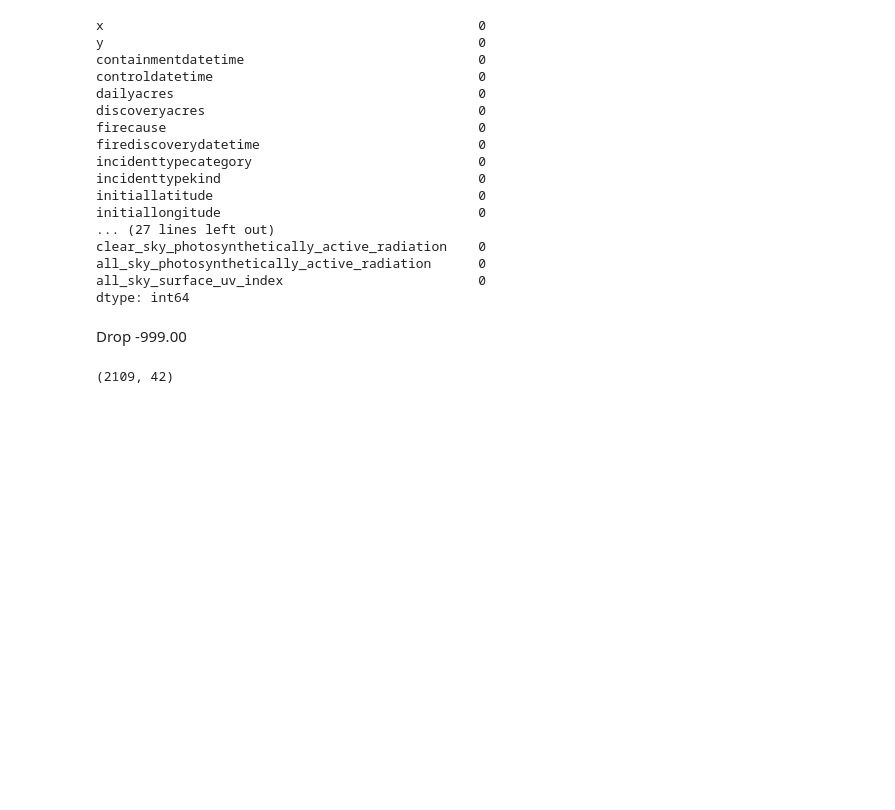
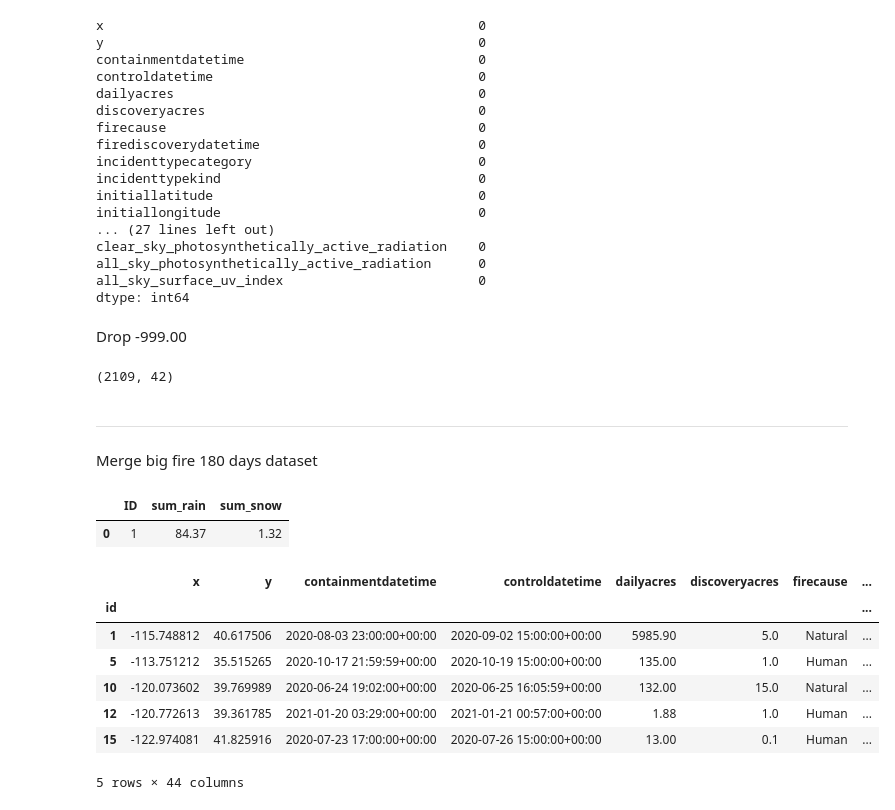
Before and after one commit to jeff-shakes/Wildfire_Size_Prediction, a Jupyter notebook: src/01_cleaning_eda/bt_cleaning.ipynb, the cells around one changed output. Cells and saved outputs as stored; diff of their text form; code cells hidden in the pictures; blank space fills up the shorter version.

Commit message:
Merged rain snow for 180d with big fire

```diff
--- a/src/01_cleaning_eda/bt_cleaning.ipynb
+++ b/src/01_cleaning_eda/bt_cleaning.ipynb
@@ -273,0 +274,25 @@ merged_df.to_csv('../../data/cleaned/bigger_wildfire_weather_extra.csv', index=F
+# %% [markdown]
+----
+Merge big fire 180 days dataset
+# %%
+prec_180d = pd.read_csv('../../data/processed/precipitation_sum_180d.csv')
+prec_180d.head(1)
+# %% [output]
+|  | ID | sum_rain | sum_snow |
+| 0 | 1 | 84.37 | 1.32 |
+# %%
+prec_180d.rename(columns={'ID': 'id'}, inplace=True)
+prec_180d.set_index('id', inplace=True)
+# %%
+merged_df = merged_df.merge(prec_180d, left_index=True, right_index=True)
+# %%
+merged_df.head()
+# %% [output]
+|  | x | y | containmentdatetime | controldatetime | dailyacres | discoveryacres | firecause | ... |
+| id |  |  |  |  |  |  |  | ... |
+| 1 | -115.748812 | 40.617506 | 2020-08-03 23:00:00+00:00 | 2020-09-02 15:00:00+00:00 | 5985.90 | 5.0 | Natural | ... |
+| 5 | -113.751212 | 35.515265 | 2020-10-17 21:59:59+00:00 | 2020-10-19 15:00:00+00:00 | 135.00 | 1.0 | Human | ... |
+| 10 | -120.073602 | 39.769989 | 2020-06-24 19:02:00+00:00 | 2020-06-25 16:05:59+00:00 | 132.00 | 15.0 | Natural | ... |
+| 12 | -120.772613 | 39.361785 | 2021-01-20 03:29:00+00:00 | 2021-01-21 00:57:00+00:00 | 1.88 | 1.0 | Human | ... |
+| 15 | -122.974081 | 41.825916 | 2020-07-23 17:00:00+00:00 | 2020-07-26 15:00:00+00:00 | 13.00 | 0.1 | Human | ... |
+5 rows × 44 columns
```
Also changed, not shown: parts of 2 cells of this notebook, 2 other files.
